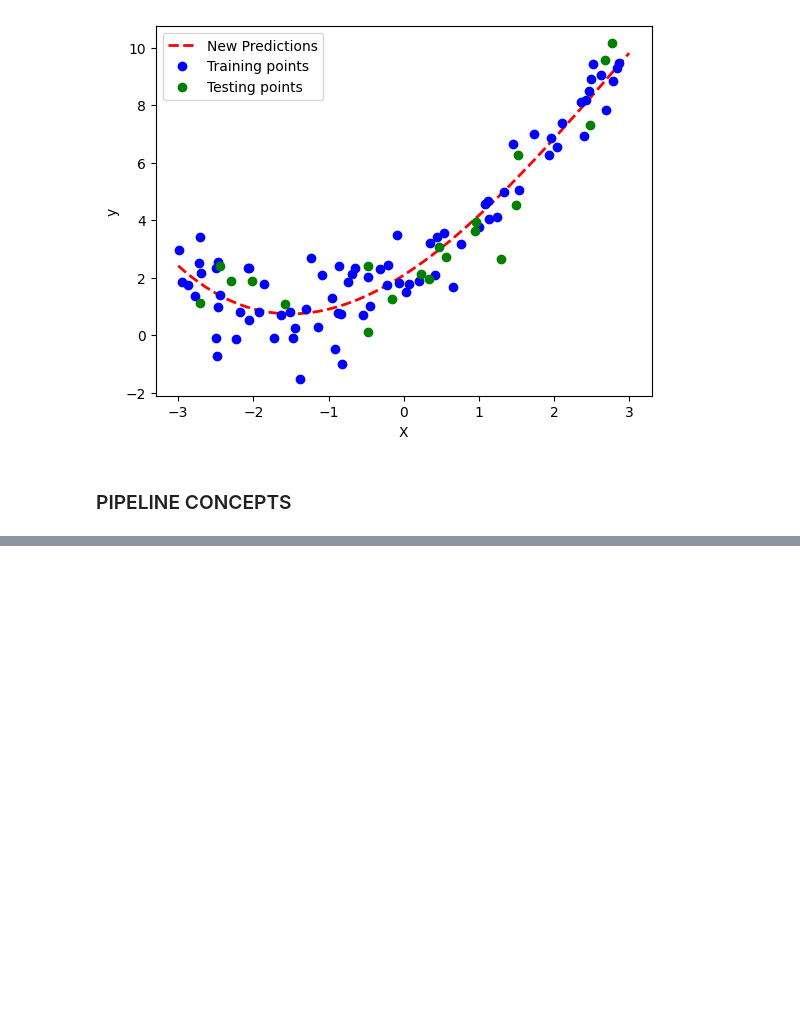
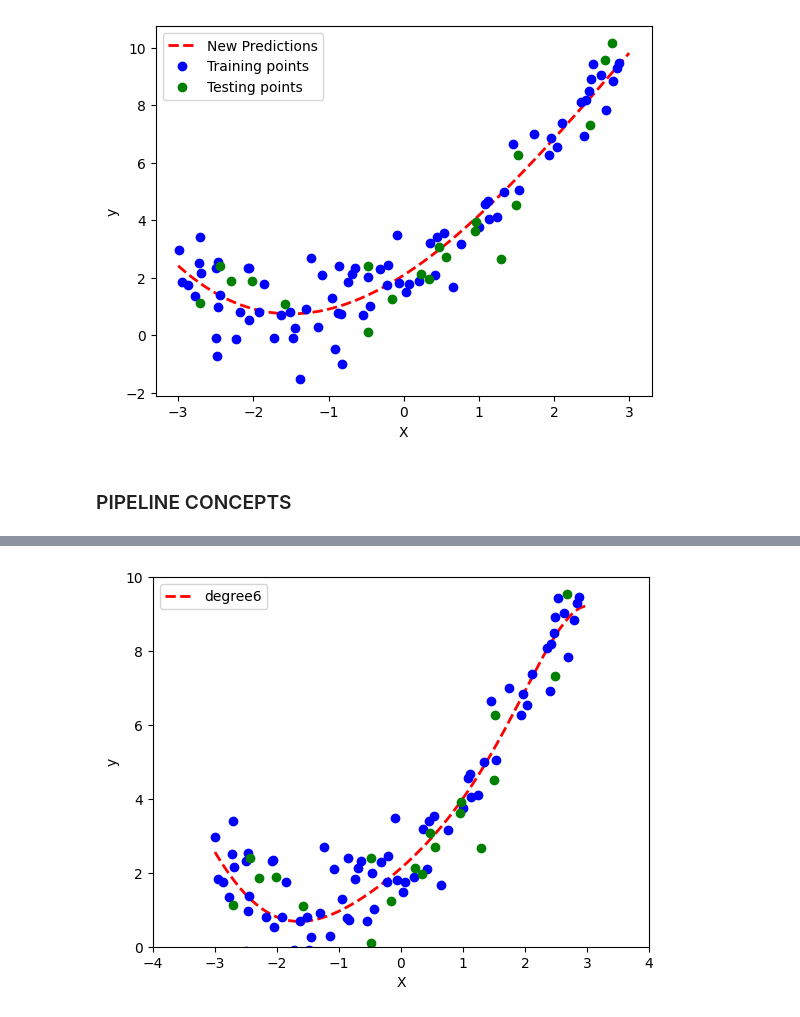
Before and after one commit to Navneet0094/Data-science, a Jupyter notebook: ML Practice/Linear regression/polynomial.ipynb, the cells around one changed output, grey strips where cells are left out. Cells and saved outputs as stored; diff of their text form; code cells hidden in the pictures; blank space fills up the shorter version.

```diff
--- a/ML Practice/Linear regression/polynomial.ipynb
+++ b/ML Practice/Linear regression/polynomial.ipynb
@@ -170,0 +195,4 @@ def poly_regression(deg):
+# %%
+poly_regression(6)
+# %% [output]
+[figure, added]
```
Also changed, not shown: parts of 4 cells of this notebook, 1 other file.
